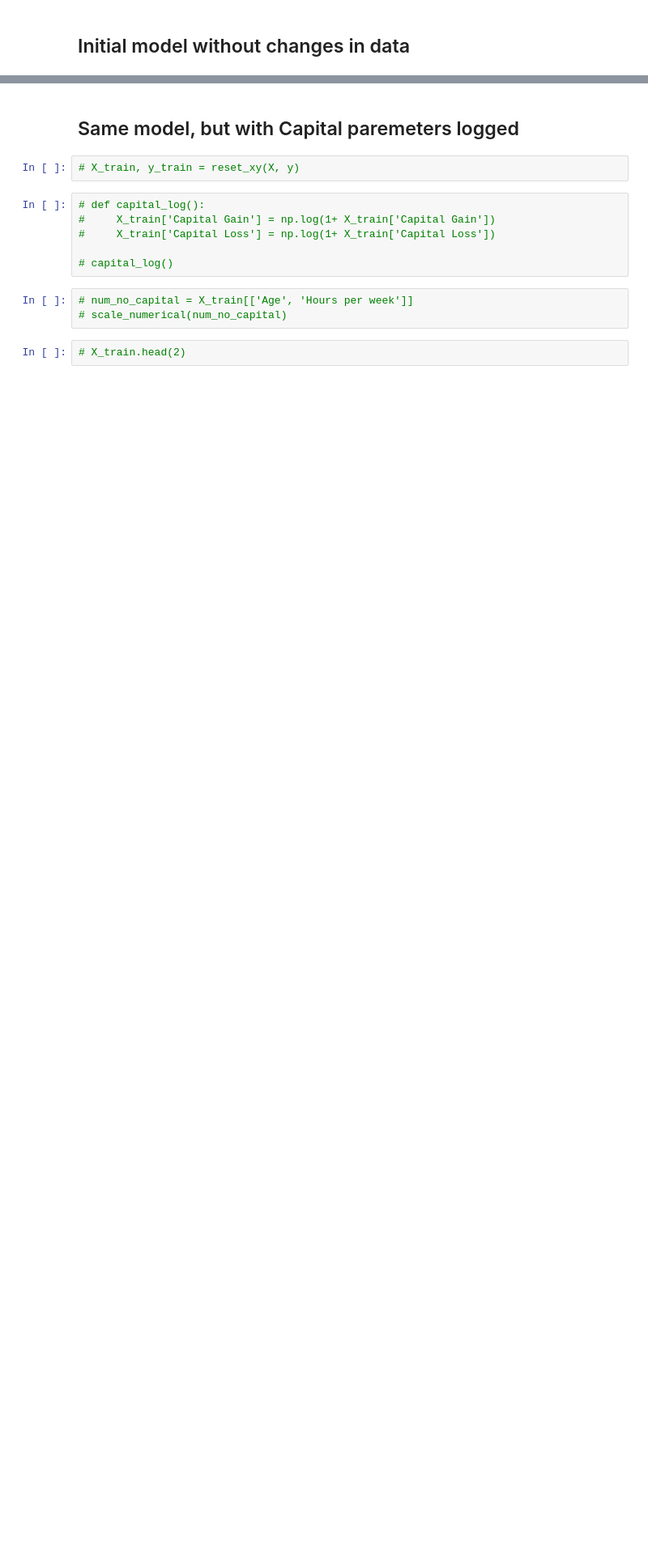
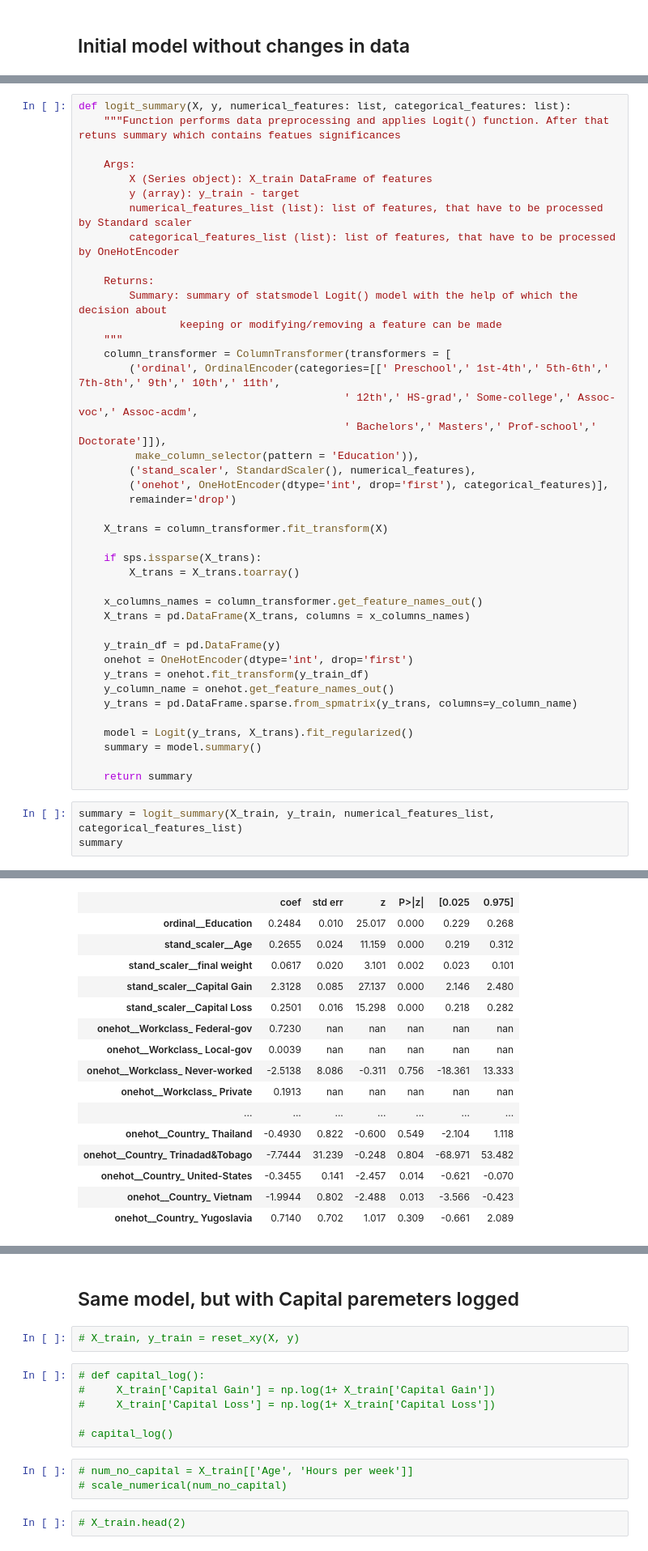
Before and after one commit to nadiia-duiunova/Adults_pet_project, a Jupyter notebook: Logistic regression.ipynb, the cells around one changed output, grey strips where cells are left out. Shown: that part at 81% size. Cells and saved outputs as stored; diff of their text form; blank space fills up the shorter version.

Commit message:
Add functions descriptions

```diff
--- a/Logistic regression.ipynb
+++ b/Logistic regression.ipynb
@@ -162,0 +154,45 @@ weighted avg       0.84      0.85      0.84     26048
+# %%
+def logit_summary(X, y, numerical_features: list, categorical_features: list):
+    """Function performs data preprocessing and applies Logit() function. After that retuns summary which contains featues significances
+
+    Args:
+        X (Series object): X_train DataFrame of features
+        y (array): y_train - target
+        numerical_features_list (list): list of features, that have to be processed by Standard scaler
+        categorical_features_list (list): list of features, that have to be processed by OneHotEncoder
+
+    Returns:
+        Summary: summary of statsmodel Logit() model with the help of which the decision about
+                keeping or modifying/removing a feature can be made
+    """
+    column_transformer = ColumnTransformer(transformers = [
+        ('ordinal', OrdinalEncoder(categories=[[' Preschool',' 1st-4th',' 5th-6th',' 7th-8th',' 9th',' 10th',' 11th',
+                                          ' 12th',' HS-grad',' Some-college',' Assoc-voc',' Assoc-acdm',
+                                          ' Bachelors',' Masters',' Prof-school',' Doctorate']]),
+         make_column_selector(pattern = 'Education')),
+        ('stand_scaler', StandardScaler(), numerical_features),
+        ('onehot', OneHotEncoder(dtype='int', drop='first'), categorical_features)],
+        remainder='drop')
+
+    X_trans = column_transformer.fit_transform(X)
+
+    if sps.issparse(X_trans):
+        X_trans = X_trans.toarray()
+
+    x_columns_names = column_transformer.get_feature_names_out()
+    X_trans = pd.DataFrame(X_trans, columns = x_columns_names)
+
+    y_train_df = pd.DataFrame(y)
+    onehot = OneHotEncoder(dtype='int', drop='first')
+    y_trans = onehot.fit_transform(y_train_df)
+    y_column_name = onehot.get_feature_names_out()
+    y_trans = pd.DataFrame.sparse.from_spmatrix(y_trans, columns=y_column_name)
+
+    model = Logit(y_trans, X_trans).fit_regularized()
+    summary = model.summary()
+
+    return summary
+# %%
+summary = logit_summary(X_train, y_train, numerical_features_list, categorical_features_list)
+summary
+# %% [output]
@@ -163,2 +212,18 @@ weighted avg       0.84      0.85      0.84     26048
+|  | coef | std err | z | P>|z| | [0.025 | 0.975] |
+| ordinal__Education | 0.2484 | 0.010 | 25.017 | 0.000 | 0.229 | 0.268 |
+| stand_scaler__Age | 0.2655 | 0.024 | 11.159 | 0.000 | 0.219 | 0.312 |
+| stand_scaler__final weight | 0.0617 | 0.020 | 3.101 | 0.002 | 0.023 | 0.101 |
+| stand_scaler__Capital Gain | 2.3128 | 0.085 | 27.137 | 0.000 | 2.146 | 2.480 |
+| stand_scaler__Capital Loss | 0.2501 | 0.016 | 15.298 | 0.000 | 0.218 | 0.282 |
+| onehot__Workclass_ Federal-gov | 0.7230 | nan | nan | nan | nan | nan |
+| onehot__Workclass_ Local-gov | 0.0039 | nan | nan | nan | nan | nan |
+| onehot__Workclass_ Never-worked | -2.5138 | 8.086 | -0.311 | 0.756 | -18.361 | 13.333 |
+| onehot__Workclass_ Private | 0.1913 | nan | nan | nan | nan | nan |
+| ... | ... | ... | ... | ... | ... | ... |
+| onehot__Country_ Thailand | -0.4930 | 0.822 | -0.600 | 0.549 | -2.104 | 1.118 |
+| onehot__Country_ Trinadad&Tobago | -7.7444 | 31.239 | -0.248 | 0.804 | -68.971 | 53.482 |
+| onehot__Country_ United-States | -0.3455 | 0.141 | -2.457 | 0.014 | -0.621 | -0.070 |
+| onehot__Country_ Vietnam | -1.9944 | 0.802 | -2.488 | 0.013 | -3.566 | -0.423 |
+| onehot__Country_ Yugoslavia | 0.7140 | 0.702 | 1.017 | 0.309 | -0.661 | 2.089 |
 # %% [markdown]
 ## Same model, but without 'final weight'
```
Also changed, not shown: parts of 77 cells of this notebook.
